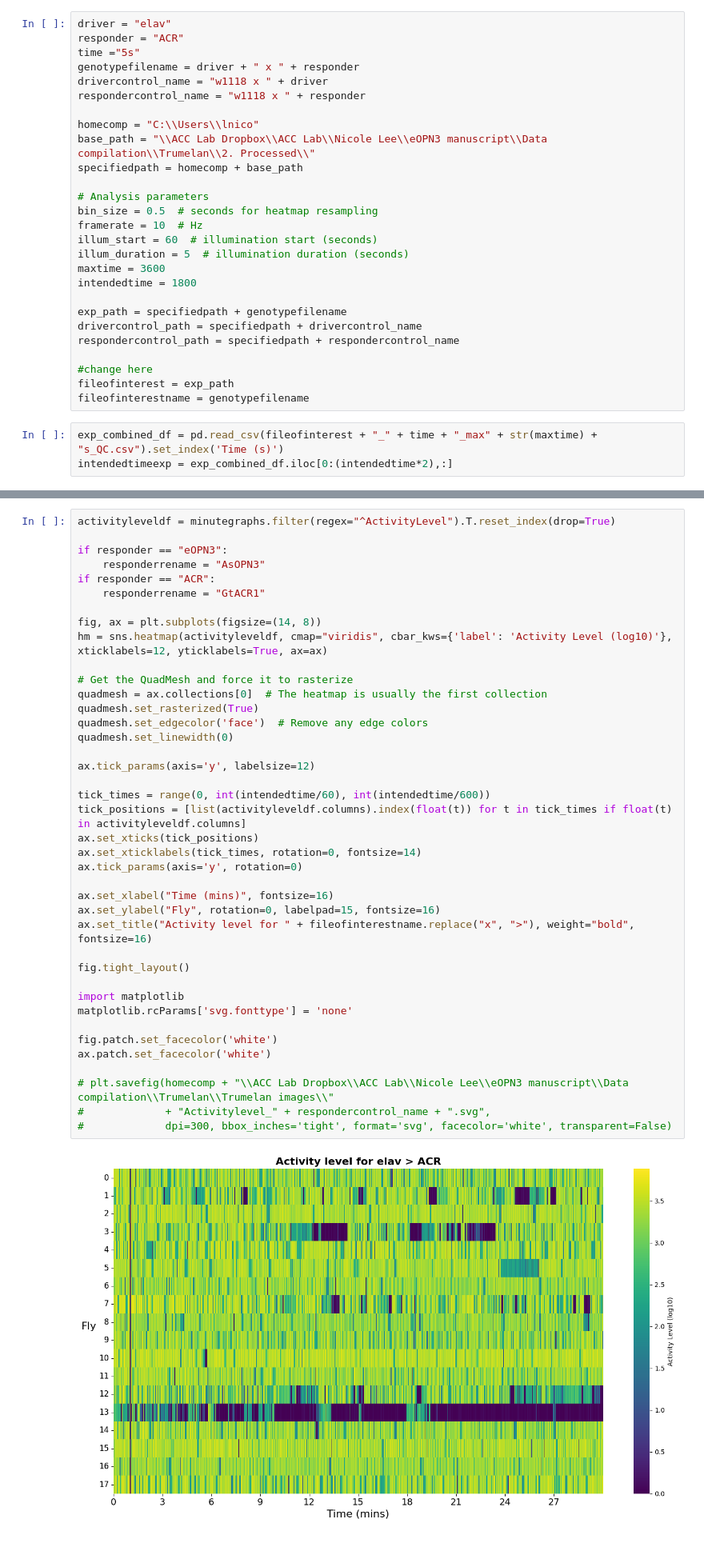
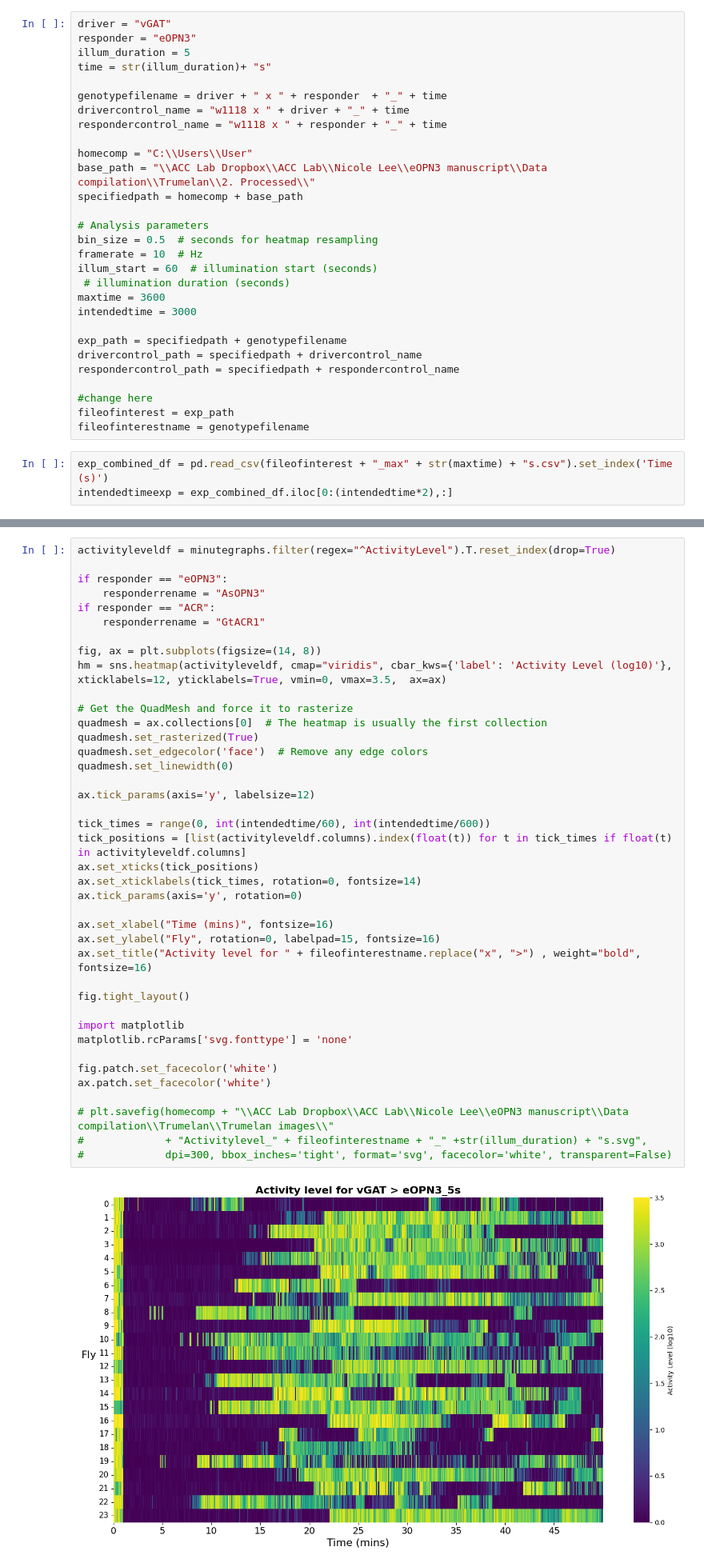
Before and after one commit to lnicole08/TrumelanOPN3, a Jupyter notebook: 2. Individual_Genotype_Analysis_Heatmap.ipynb, the cells around one changed output, grey strips where cells are left out. Shown at 80% size. Cells and saved outputs as stored; diff of their text form.

```diff
--- a/2. Individual_Genotype_Analysis_Heatmap.ipynb
+++ b/2. Individual_Genotype_Analysis_Heatmap.ipynb
@@ -8,14 +8,16 @@ import os
 import re
 from pathlib import Path
 # %%
-driver = "elav"
-responder = "ACR"
-time ="5s"
-genotypefilename = driver + " x " + responder
-drivercontrol_name = "w1118 x " + driver
-respondercontrol_name = "w1118 x " + responder
+driver = "vGAT"
+responder = "eOPN3"
+illum_duration = 5
+time = str(illum_duration)+ "s"
 
-homecomp = "C:\\Users\\lnico"
+genotypefilename = driver + " x " + responder  + "_" + time
+drivercontrol_name = "w1118 x " + driver + "_" + time
+respondercontrol_name = "w1118 x " + responder + "_" + time
+
+homecomp = "C:\\Users\\User"
 base_path = "\\ACC Lab Dropbox\\ACC Lab\\Nicole Lee\\eOPN3 manuscript\\Data compilation\\Trumelan\\2. Processed\\"
 specifiedpath = homecomp + base_path
 
@@ -23,9 +25,9 @@ specifiedpath = homecomp + base_path
 bin_size = 0.5  # seconds for heatmap resampling
 framerate = 10  # Hz
 illum_start = 60  # illumination start (seconds)
-illum_duration = 5  # illumination duration (seconds)
+ # illumination duration (seconds)
 maxtime = 3600
-intendedtime = 1800
+intendedtime = 3000
 
 exp_path = specifiedpath + genotypefilename
 drivercontrol_path = specifiedpath + drivercontrol_name
@@ -35,7 +37,7 @@ respondercontrol_path = specifiedpath + respondercontrol_name
 fileofinterest = exp_path
 fileofinterestname = genotypefilename
 # %%
-exp_combined_df = pd.read_csv(fileofinterest + "_" + time + "_max" + str(maxtime) + "s_QC.csv").set_index('Time (s)')
+exp_combined_df = pd.read_csv(fileofinterest + "_max" + str(maxtime) + "s.csv").set_index('Time (s)')
 intendedtimeexp = exp_combined_df.iloc[0:(intendedtime*2),:]
 # %%
 minutegraphs = intendedtimeexp.reset_index(drop=False)
@@ -69,36 +55,36 @@ if responder == "ACR":
     responderrename = "GtACR1"
 
 fig, ax = plt.subplots(figsize=(14, 8))
-hm = sns.heatmap(activityleveldf, cmap="viridis", cbar_kws={'label': 'Activity Level (log10)'}, xticklabels=12, yticklabels=True, ax=ax)
+hm = sns.heatmap(activityleveldf, cmap="viridis", cbar_kws={'label': 'Activity Level (log10)'}, xticklabels=12, yticklabels=True, vmin=0, vmax=3.5,  ax=ax)
 
 # Get the QuadMesh and force it to rasterize
 quadmesh = ax.collections[0]  # The heatmap is usually the first collection
 quadmesh.set_rasterized(True)
 quadmesh.set_edgecolor('face')  # Remove any edge colors
 quadmesh.set_linewidth(0)
 
 ax.tick_params(axis='y', labelsize=12)
 
 tick_times = range(0, int(intendedtime/60), int(intendedtime/600))
 tick_positions = [list(activityleveldf.columns).index(float(t)) for t in tick_times if float(t) in activityleveldf.columns]
 ax.set_xticks(tick_positions)
 ax.set_xticklabels(tick_times, rotation=0, fontsize=14)
 ax.tick_params(axis='y', rotation=0)
 
 ax.set_xlabel("Time (mins)", fontsize=16)
 ax.set_ylabel("Fly", rotation=0, labelpad=15, fontsize=16)
-ax.set_title("Activity level for " + fileofinterestname.replace("x", ">"), weight="bold", fontsize=16)
+ax.set_title("Activity level for " + fileofinterestname.replace("x", ">") , weight="bold", fontsize=16)
 
 fig.tight_layout()
 
 import matplotlib
 matplotlib.rcParams['svg.fonttype'] = 'none'
 
 fig.patch.set_facecolor('white')
 ax.patch.set_facecolor('white')
 
 # plt.savefig(homecomp + "\\ACC Lab Dropbox\\ACC Lab\\Nicole Lee\\eOPN3 manuscript\\Data compilation\\Trumelan\\Trumelan images\\"
-#             + "Activitylevel_" + respondercontrol_name + ".svg",
+#             + "Activitylevel_" + fileofinterestname + "_" +str(illum_duration) + "s.svg",
 #             dpi=300, bbox_inches='tight', format='svg', facecolor='white', transparent=False)
 # %% [output]
-[figure, old version]
+[figure, new version]
```
Also changed, not shown: parts of 3 cells of this notebook, 4 other files.
